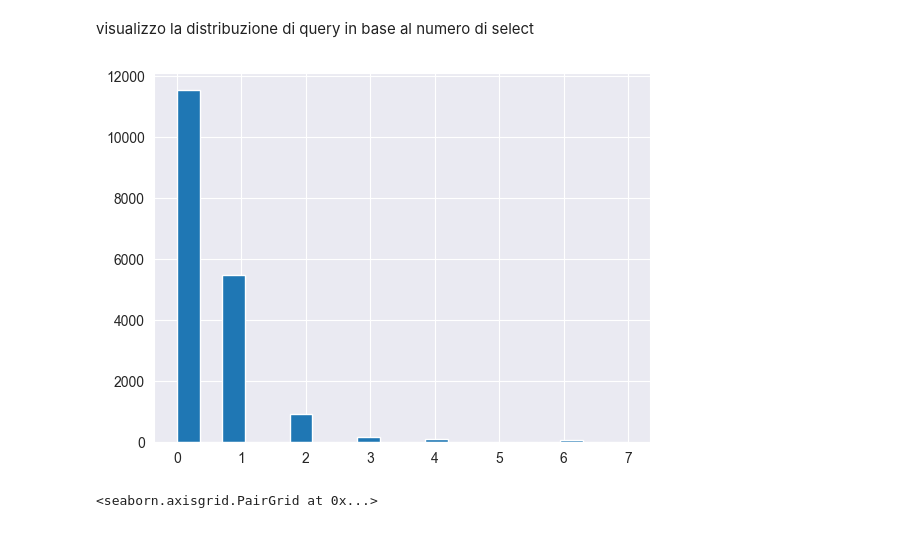
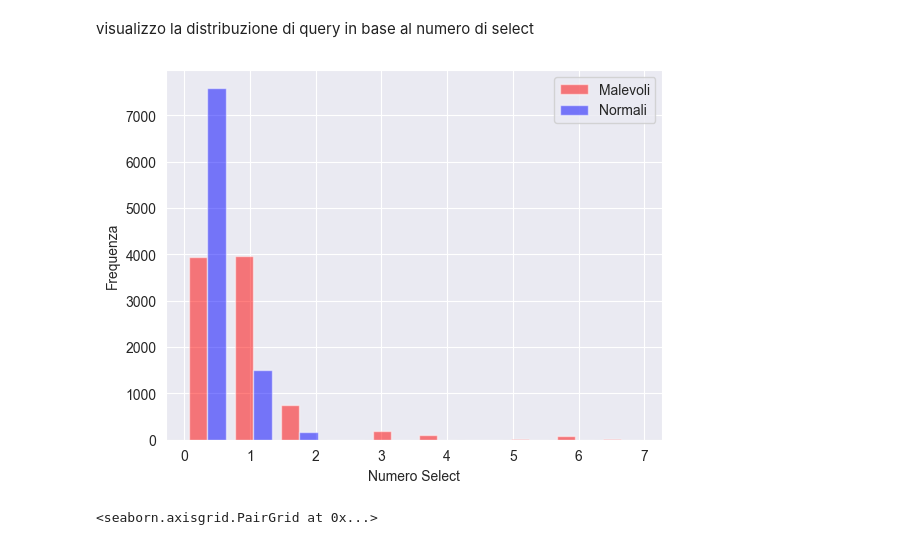
Before and after one commit to Dabi1290/S.I.D, a Jupyter notebook: Training.ipynb, the cells around one changed output. Cells and saved outputs as stored; diff of their text form; code cells hidden in the pictures.

```diff
--- a/Training.ipynb
+++ b/Training.ipynb
@@ -167,11 +182,19 @@ plt.show()
 # %% [markdown]
 visualizzo la distribuzione di query in base al numero di select
 # %%
-import matplotlib.pyplot as plt
-df['Select_Count'].hist(bins=20)
+
+df_target_1 = df[df['Label'] == 1]
+df_target_0 = df[df['Label'] == 0]
+
+plt.hist([df_target_1['Select_Count'], df_target_0['Select_Count']], color=['r','b'], alpha=0.5)
+
+plt.xlabel('Numero Select')
+plt.ylabel('Frequenza')
+plt.legend(['Malevoli', 'Normali'])
+
 plt.show()
 # %% [output]
-[figure, old version]
+[figure, new version]
 # %%
 
 sns.pairplot(df, hue='Label')
```
Also changed, not shown: parts of 5 cells of this notebook, 7 other files.
